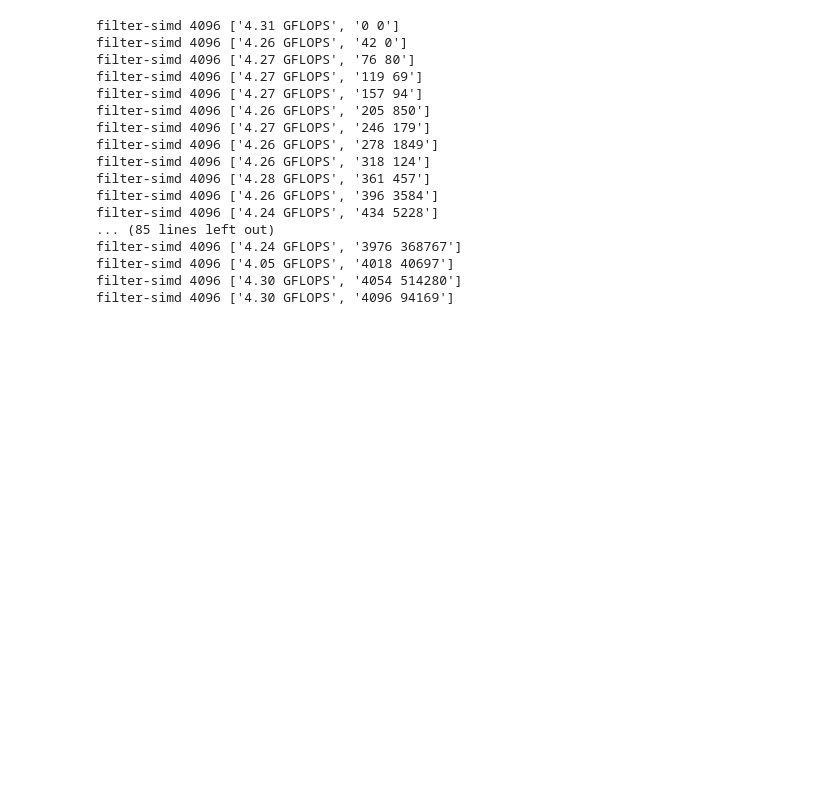
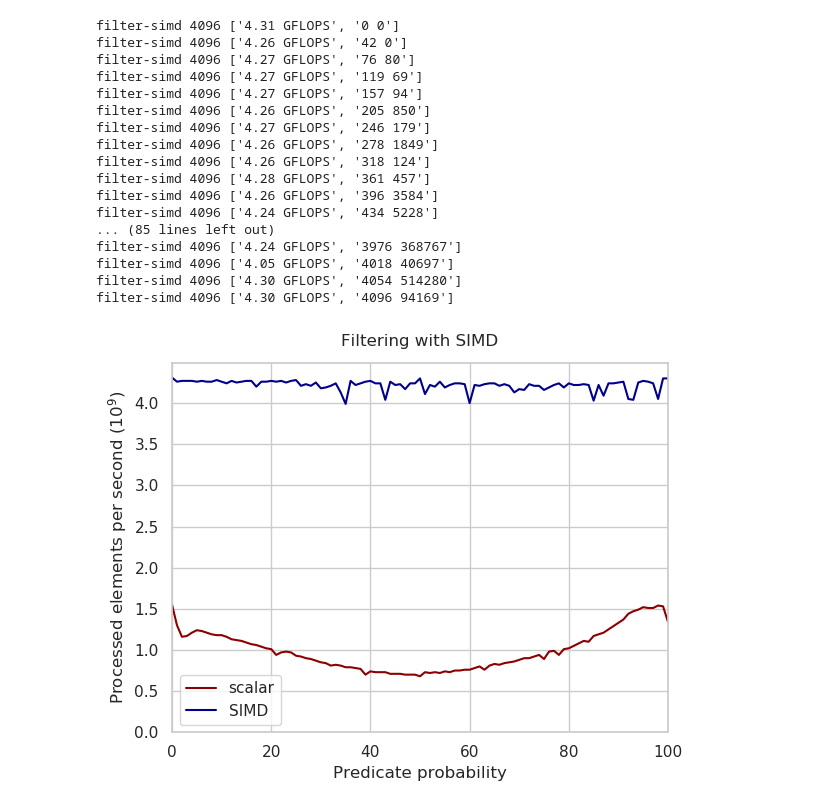
Before and after one commit to sslotin/amh-code, a Jupyter notebook: simd/plot.ipynb, the cells around one changed output. Saved outputs shown, nothing was run; the diff lists cells and outputs as text; code cells hidden in the pictures; blank space fills up the shorter version.

```diff
--- a/simd/plot.ipynb
+++ b/simd/plot.ipynb
@@ -238,6 +248,23 @@ import pickle
 with open('data.pkl', 'wb') as f:
     pickle.dump([queries_simple, queries_gather, filter_simple, filter_simd], f)
 # %%
-plt.plot(ns, filter_simple, color='darkred', label='scalar')
-plt.plot(ns, filter_simd, color='darkblue', label='SIMD')
-plot('Filtering with SIMD', 'Processed elements per second ($10^9$)', 'filter.svg', 6.2, legend=True, xlabel='Predicate probability')
+plt.plot(ps, filter_simple, color='darkred', label='scalar')
+plt.plot(ps, filter_simd, color='darkblue', label='SIMD')
+
+plt.xlabel('Predicate probability')
+
+plt.ylabel('Processed elements per second ($10^9$)')
+
+plt.title('Filtering with SIMD', pad=12)
+
+plt.legend(loc='best')
+
+plt.ylim(bottom=0)
+plt.margins(0)
+
+fig = plt.gcf()
+fig.savefig('filter.svg')
+
+plt.show()
+# %% [output]
+[figure, added]
```
Also changed, not shown: parts of 8 cells of this notebook, 2 other files.
